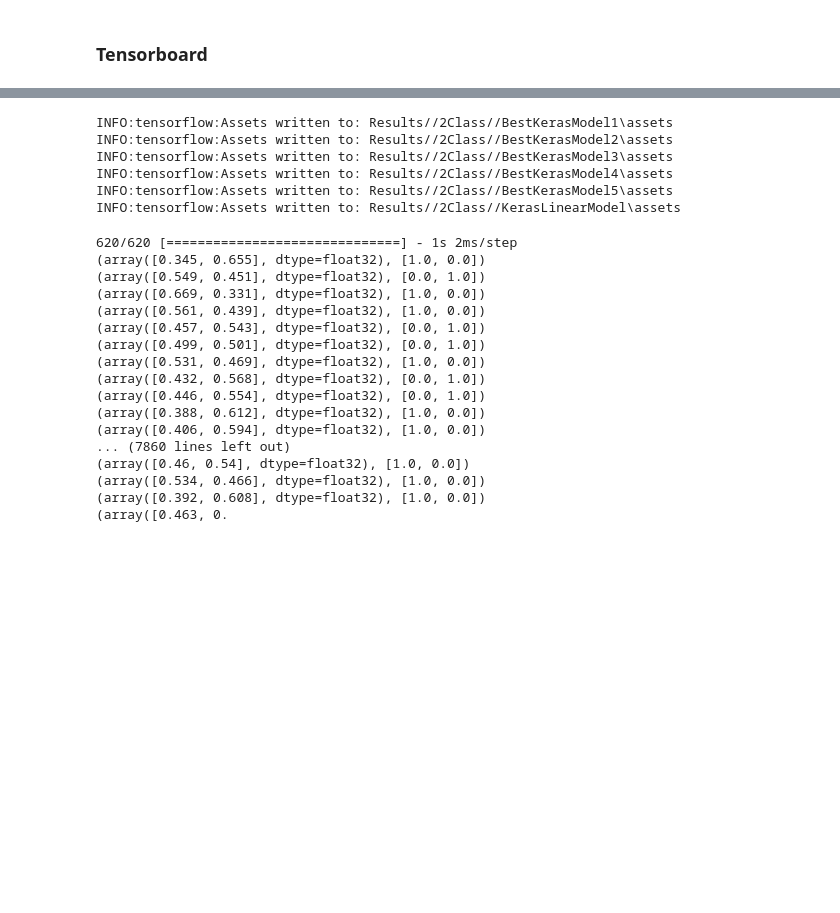
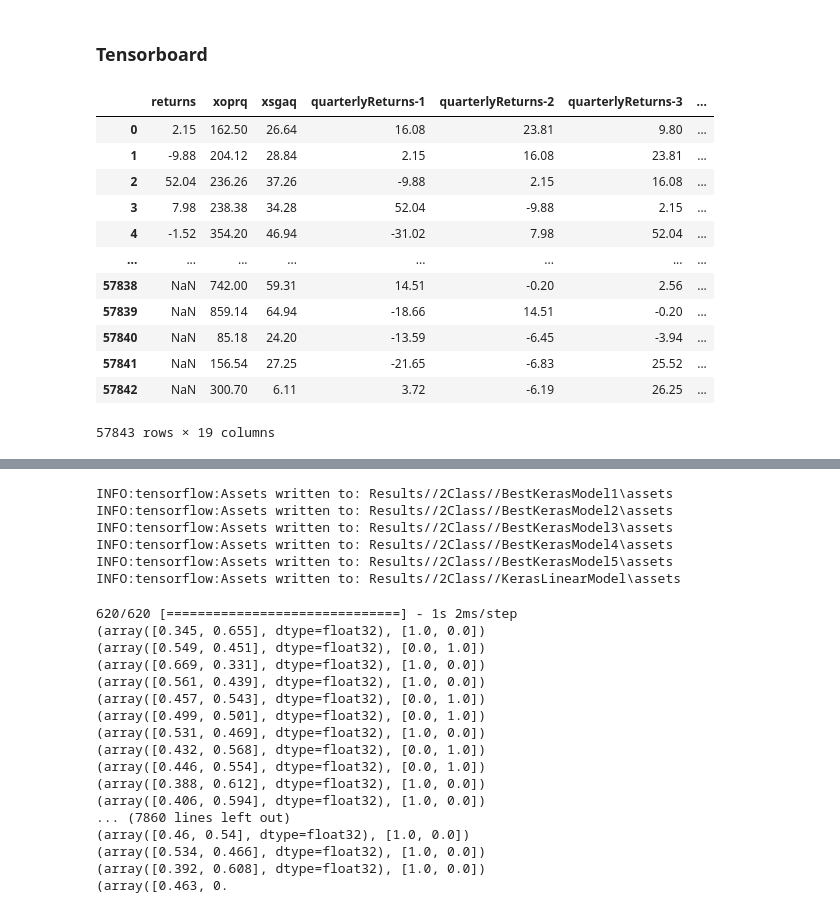
Before and after one commit to rrobberobin/MLStockForecasting, a Jupyter notebook: RobinThesisTensorflow.ipynb, the cells around one changed output, grey strips where cells are left out. Cells and saved outputs as stored; diff of their text form; code cells hidden in the pictures; blank space fills up the shorter version.

```diff
--- a/RobinThesisTensorflow.ipynb
+++ b/RobinThesisTensorflow.ipynb
@@ -54,15 +54,18 @@ dependentNames = ["returns", "volatility",
                   "2Classes", "4Classes", "6Classes", "8Classes", "10Classes",
                   "Simple2Classes", "Simple4Classes", "Simple6Classes", "Simple8Classes", "Simple10Classes"]
 
-dontNormalizeCols = dependentNames + descrNames + dummyNames + detailedDummyNames
-dontCreateRatio = ["TimeDifferenceInDays",
-                   "quarterlyReturns-1", "quarterlyReturns-2", "quarterlyReturns-3", "quarterlyReturns-4",
+dontCreateRatio = ["quarterlyReturns-1", "quarterlyReturns-2", "quarterlyReturns-3", "quarterlyReturns-4",
                    "quarterlyVolatility-1",  "quarterlyVolatility-2", "quarterlyVolatility-3", "quarterlyVolatility-4",
                    "past2YearReturn", "past3YearReturn", "past4YearReturn", "past5YearReturn",
                    "past2YearVolatility", "past3YearVolatility", "past4YearVolatility", "past5YearVolatility"]
 
+dontWinsorizeCols = ["TimeDifferenceInDays"]
+dontNormalizeCols = dependentNames + descrNames + dummyNames + detailedDummyNames
+
+ratioCols = finalData.columns.difference(dontCreateRatio + dontWinsorizeCols + dontNormalizeCols).to_list()
+winsCols = finalData.columns.difference(dontWinsorizeCols + dontNormalizeCols).to_list()
 numCols = finalData.columns.difference(dontNormalizeCols).to_list()
-ratioCols = finalData.columns.difference(dontNormalizeCols + dontCreateRatio).to_list()
+
 
 #finalData[factorCols] = finalData[factorCols].astype("category")
 #finalData[numCols] = finalData[numCols].astype('float32')
@@ -147,5 +174,16 @@ scaler = StandardScaler()
 
 #My scaling and winsorizing is biased. They should be done based on the training data, not testing and validation
 scaledData=winData.copy()
-scaledData[numCols] = scaler.fit_transform(scaledData[numCols]) #This is an inplace operation if copy() is not used
+# scaledData[numCols] = scaler.fit_transform(scaledData[numCols]) #This is an inplace operation if copy() is not used
+scaledData.loc[scaledData["Split"]=="Train", numCols] = scaler.fit_transform(scaledData.loc[scaledData["Split"]=="Train", numCols]) #This is an inplace operation if copy() is not used
+scaledData.loc[scaledData["Split"]=="Validation", numCols] = scaler.transform(scaledData.loc[scaledData["Split"]=="Validation", numCols]) #This is an inplace operation if copy() is not used
+scaledData.loc[scaledData["Split"]=="Test", numCols] = scaler.transform(scaledData.loc[scaledData["Split"]=="Test", numCols]) #This is an inplace operation if copy() is not used
+
+float64Cols = scaledData.select_dtypes(include=[np.float64]).columns
+scaledData[float64Cols] = scaledData[float64Cols].astype('float32')
+#scaledData.info(verbose=True)
+#scaledData.select_dtypes(include=[np.int64]).columns
+
+# scaledData.loc[:, scaledData.dtypes == 'float64'] = scaledData.loc[:, scaledData.dtypes == 'float64'].astype('float32')
+# scaledData.loc[:, scaledData.dtypes == 'int64'] = scaledData.loc[:, scaledData.dtypes == 'int64'].astype('int32')
 # %%
@@ -1128,3 +1177,21 @@ INFO:tensorflow:Oracle triggered exit
+# %%
+scaledData
+#pd.concat((yVal, xVal.iloc[:,39:57]), axis=1)
+pd.concat((yTrain, finalData.iloc[:,69:87]), axis=1)
+# %% [output]
+|  | returns | xoprq | xsgaq | quarterlyReturns-1 | quarterlyReturns-2 | quarterlyReturns-3 | ... |
+| 0 | 2.15 | 162.50 | 26.64 | 16.08 | 23.81 | 9.80 | ... |
+| 1 | -9.88 | 204.12 | 28.84 | 2.15 | 16.08 | 23.81 | ... |
+| 2 | 52.04 | 236.26 | 37.26 | -9.88 | 2.15 | 16.08 | ... |
+| 3 | 7.98 | 238.38 | 34.28 | 52.04 | -9.88 | 2.15 | ... |
+| 4 | -1.52 | 354.20 | 46.94 | -31.02 | 7.98 | 52.04 | ... |
+| ... | ... | ... | ... | ... | ... | ... | ... |
+| 57838 | NaN | 742.00 | 59.31 | 14.51 | -0.20 | 2.56 | ... |
+| 57839 | NaN | 859.14 | 64.94 | -18.66 | 14.51 | -0.20 | ... |
+| 57840 | NaN | 85.18 | 24.20 | -13.59 | -6.45 | -3.94 | ... |
+| 57841 | NaN | 156.54 | 27.25 | -21.65 | -6.83 | 25.52 | ... |
+| 57842 | NaN | 300.70 | 6.11 | 3.72 | -6.19 | 26.25 | ... |
+57843 rows × 19 columns
 # %%
 %load_ext tensorboard
 %tensorboard --logdir tensorboardLogPath
```
Also changed, not shown: parts of 20 cells of this notebook.
